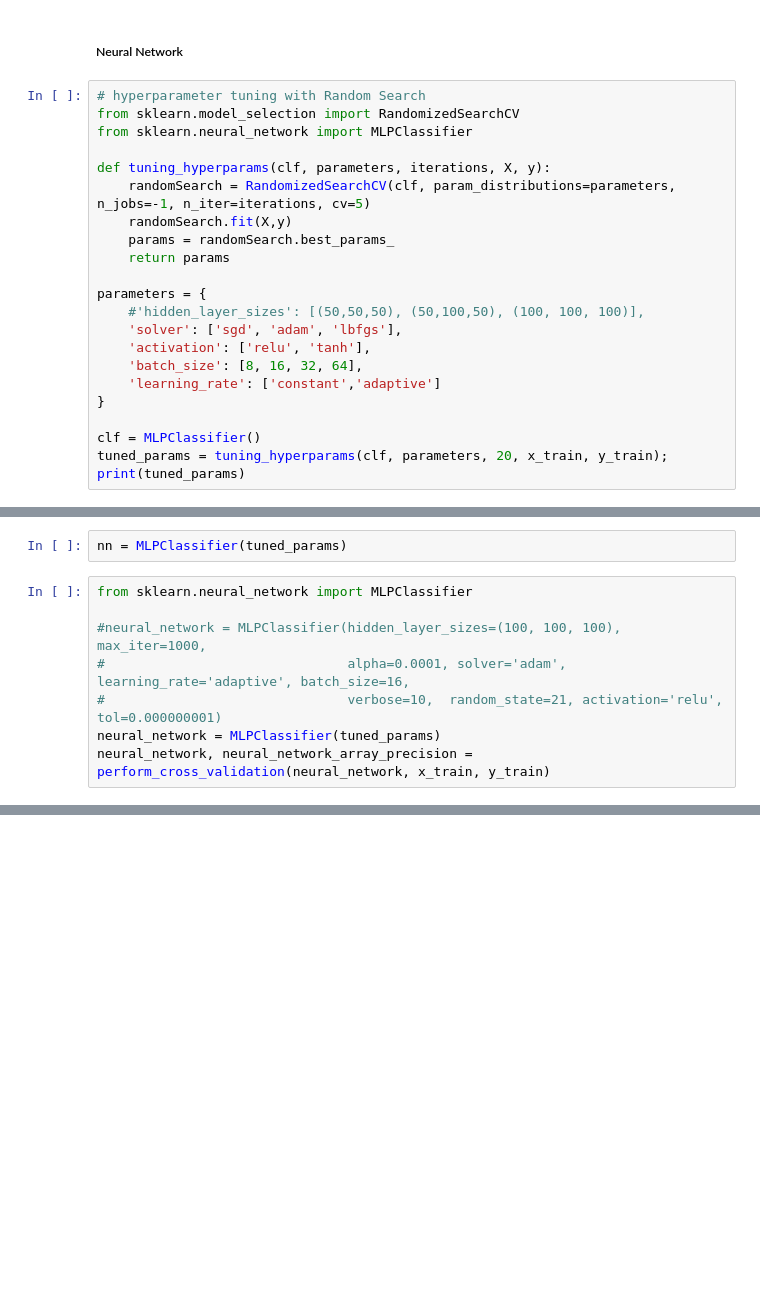
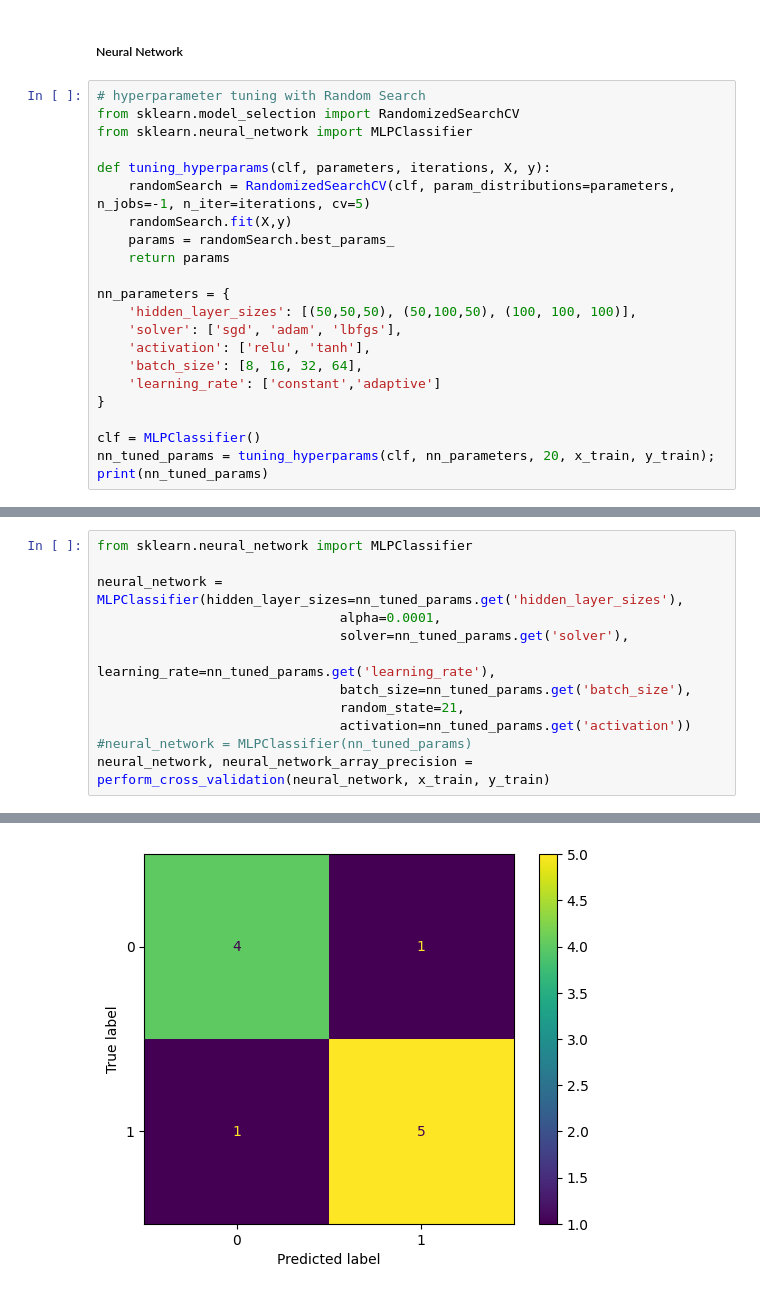
Before and after one commit to andre-brandao/puc_zoonotic_capacity, a Jupyter notebook: main.ipynb, the cells around one changed output, grey strips where cells are left out. Saved outputs shown, nothing was run; the diff lists cells and outputs as text; blank space fills up the shorter version.

```diff
--- a/covid_ic_sam.ipynb
+++ b/main.ipynb
@@ -675,8 +707,8 @@ def tuning_hyperparams(clf, parameters, iterations, X, y):
     params = randomSearch.best_params_
     return params
 
-parameters = {
-    #'hidden_layer_sizes': [(50,50,50), (50,100,50), (100, 100, 100)],
+nn_parameters = {
+    'hidden_layer_sizes': [(50,50,50), (50,100,50), (100, 100, 100)],
     'solver': ['sgd', 'adam', 'lbfgs'],
     'activation': ['relu', 'tanh'],
     'batch_size': [8, 16, 32, 64],
@@ -684,6 +716,6 @@ parameters = {
 }
 
 clf = MLPClassifier()
-tuned_params = tuning_hyperparams(clf, parameters, 20, x_train, y_train);
-print(tuned_params)
+nn_tuned_params = tuning_hyperparams(clf, nn_parameters, 20, x_train, y_train);
+print(nn_tuned_params)
 # %% [output]
@@ -691,10 +723,13 @@ print(tuned_params)
-# %%
-nn = MLPClassifier(tuned_params)
 # %%
 from sklearn.neural_network import MLPClassifier
 
-#neural_network = MLPClassifier(hidden_layer_sizes=(100, 100, 100), max_iter=1000,
-#                               alpha=0.0001, solver='adam', learning_rate='adaptive', batch_size=16,
-#                               verbose=10,  random_state=21, activation='relu', tol=0.000000001)
-neural_network = MLPClassifier(tuned_params)
+neural_network = MLPClassifier(hidden_layer_sizes=nn_tuned_params.get('hidden_layer_sizes'),
+                               alpha=0.0001,
+                               solver=nn_tuned_params.get('solver'),
+                               learning_rate=nn_tuned_params.get('learning_rate'),
+                               batch_size=nn_tuned_params.get('batch_size'),
+                               random_state=21,
+                               activation=nn_tuned_params.get('activation'))
+#neural_network = MLPClassifier(nn_tuned_params)
 neural_network, neural_network_array_precision = perform_cross_validation(neural_network, x_train, y_train)
+# %% [output]
@@ -700,0 +745 @@ neural_network, neural_network_array_precision = perform_cross_validation(neural
+[figure, added]
```
Also changed, not shown: parts of 19 cells of this notebook, 1 other file.
